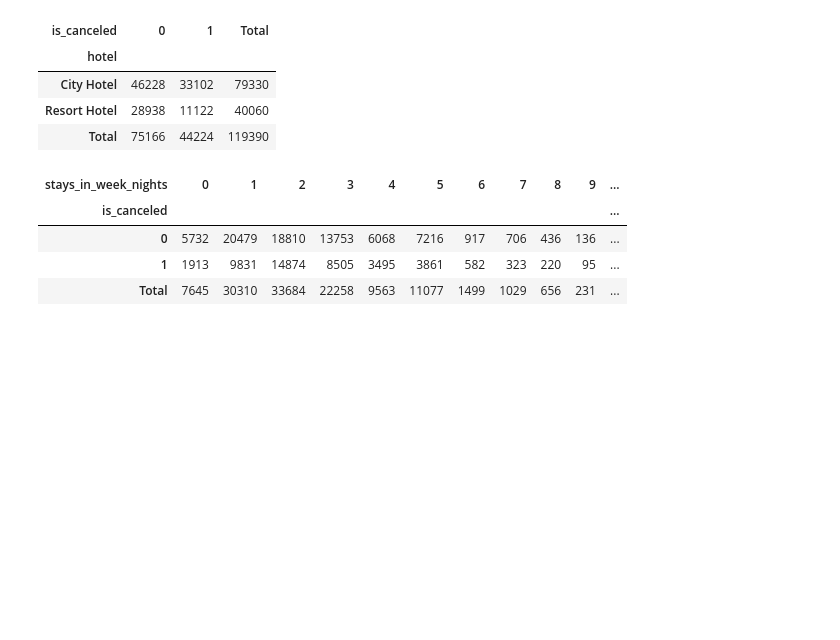
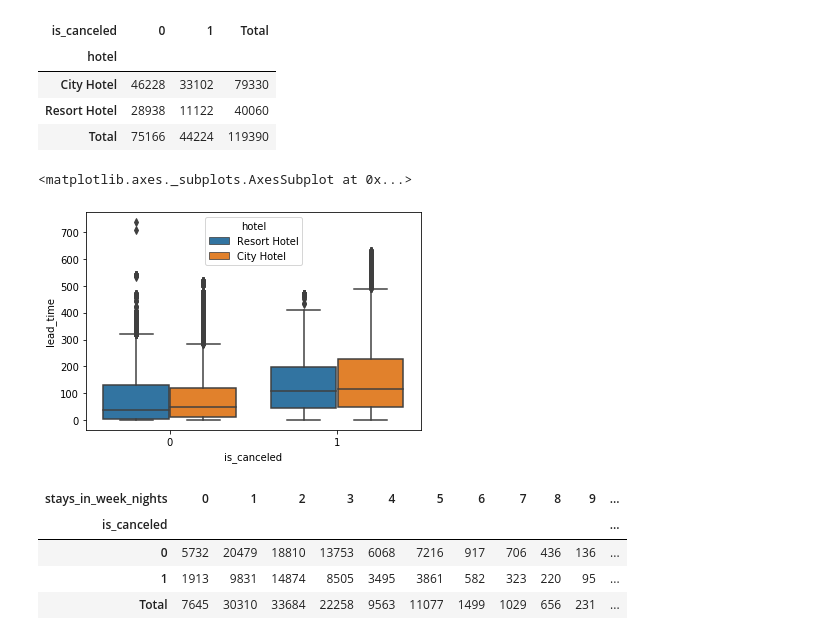
Before and after one commit to robinyUArizona/Hotel-Booking-Demand, a Jupyter notebook: EDA-Feature-Selection-Hotel-Booking_Demand.ipynb, the cells around one changed output. Drawn from its saved outputs; the diff is of its cells as text; code cells hidden in the pictures; blank space fills up the shorter version.

```diff
--- a/EDA-Feature-Selection-Hotel-Booking_Demand.ipynb
+++ b/EDA-Feature-Selection-Hotel-Booking_Demand.ipynb
@@ -122,6 +122,11 @@ pd.crosstab(hotel_data.hotel, hotel_data.is_canceled, margins=True, margins_name
 | City Hotel | 46228 | 33102 | 79330 |
 | Resort Hotel | 28938 | 11122 | 40060 |
 | Total | 75166 | 44224 | 119390 |
+# %%
+sns.boxplot(x = 'is_canceled', y = 'lead_time', data = hotel_data, hue='hotel')
+# %% [output]
+<matplotlib.axes._subplots.AxesSubplot at 0x...>
+[figure, added]
 # %%
 # Checking for the stay at weekday nights at city hotel and resort hotel
 pd.crosstab(hotel_data.is_canceled, hotel_data.stays_in_week_nights, margins=True, margins_name="Total")
```
Also changed, not shown: parts of 2 cells of this notebook, 1 other file.
